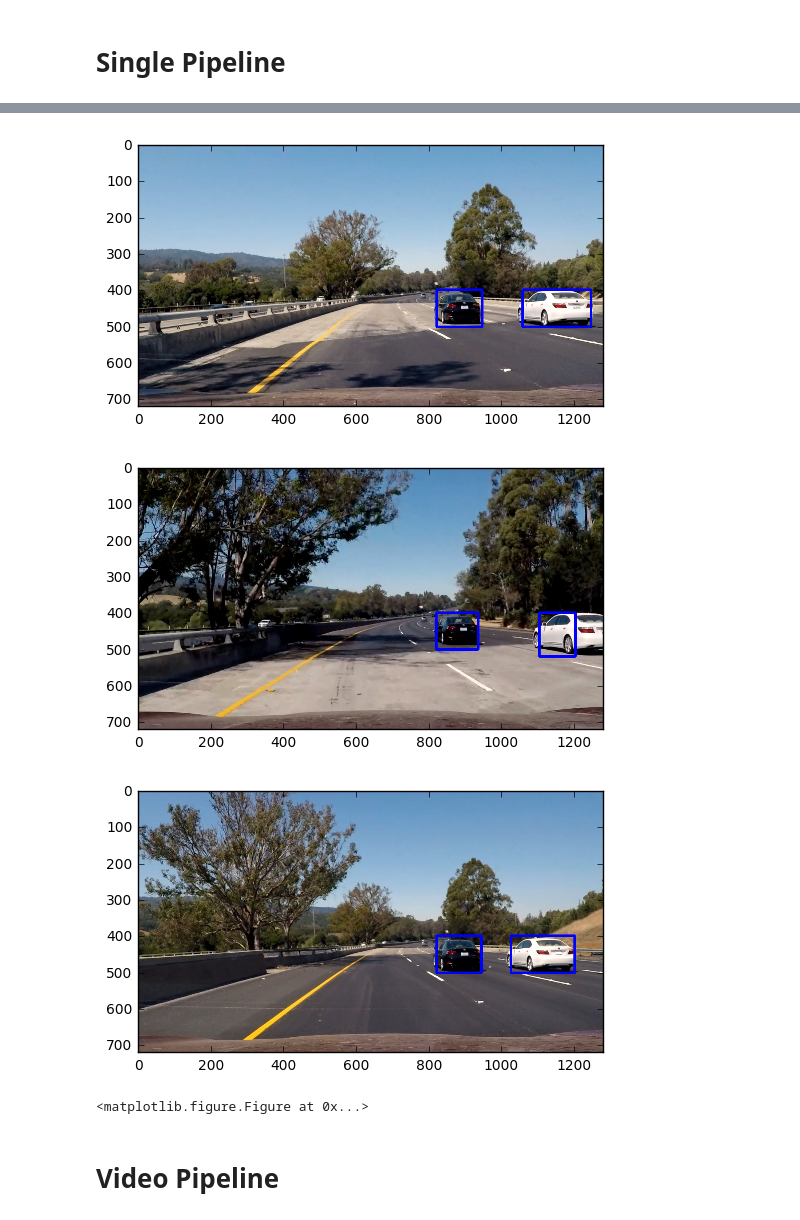
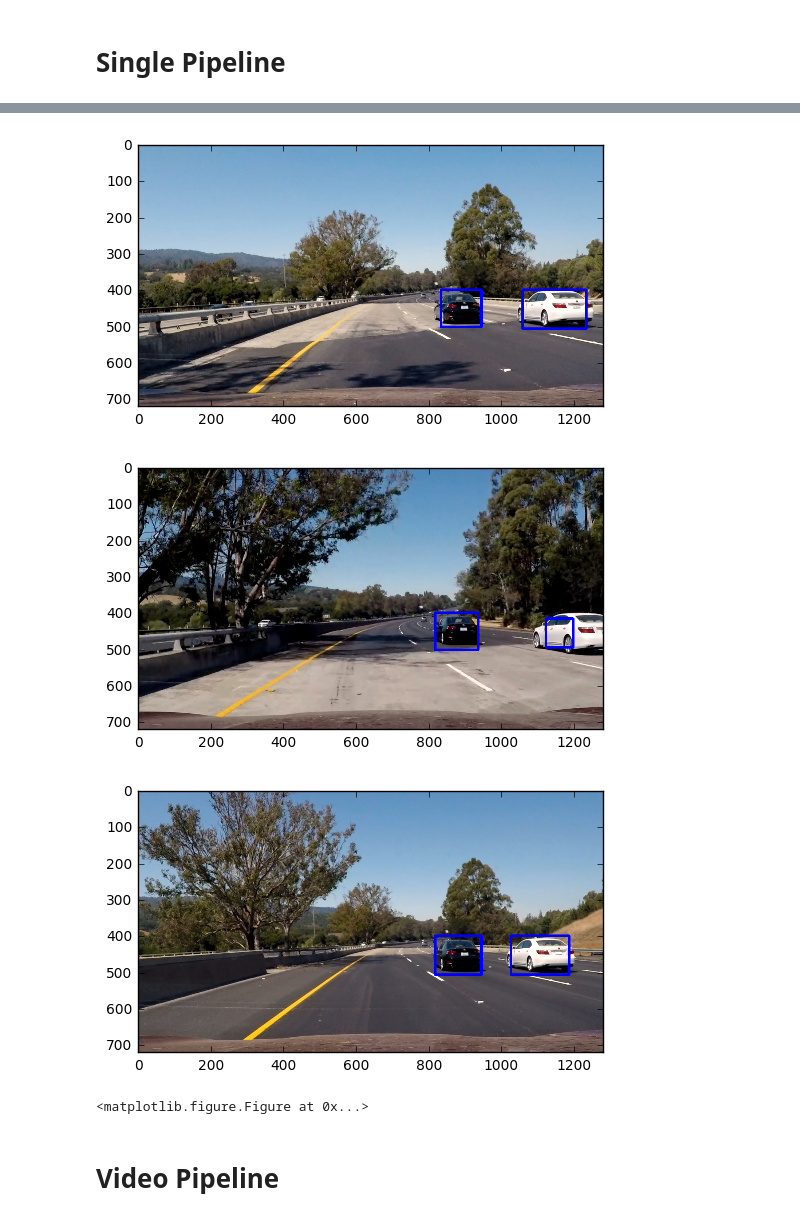
Before and after one commit to wolfapple/CarND-Vehicle-Detection, a Jupyter notebook: P5.ipynb, the cells around one changed output, grey strips where cells are left out. Drawn from its saved outputs; the diff is of its cells as text; code cells hidden in the pictures.

```diff
--- a/P5.ipynb
+++ b/P5.ipynb
@@ -478,7 +478,7 @@ ystart = 400
 ystop = 656
 scale = 1.5
 
-test_image = mpimg.imread('test_images/test1.jpg')
+test_image = mpimg.imread('test_images/test5.jpg')
 box_list = find_cars(test_image, ystart, ystop, scale, svc, X_scaler, color_space, orient, pix_per_cell, cell_per_block, hog_channel, spatial_size, hist_bins, hist_range)
 window_image = draw_boxes(test_image, box_list)
 plt.imshow(window_image)
@@ -488,7 +488,7 @@ mpimg.imsave('output_images/window_search.png', window_image)
 # %% [markdown]
 # Multiple Detections
 # %%
-scales = [1., 1.3, 1.6, 1.9]
+scales = [1., 1.5, 2.]
 box_list = []
 for scale in scales:
     box_list += find_cars(test_image, ystart, ystop, scale, svc, X_scaler, color_space, orient, pix_per_cell, cell_per_block, hog_channel, spatial_size, hist_bins, hist_range)
@@ -559,7 +559,7 @@ mpimg.imsave('output_images/final_box.png', final_box)
 # Single Pipeline
 # %%
 def pipeline(img):
-    scales = [1., 1.3, 1.6, 1.9]
+    scales = [1., 1.3, 1.7, 2.0]
     box_list = []
     for scale in scales:
         box_list += find_cars(img, ystart, ystop, scale, svc, X_scaler, color_space, orient, pix_per_cell, cell_per_block, hog_channel, spatial_size, hist_bins, hist_range)
@@ -582,6 +582,6 @@ for file in test_images:
-[figure, old version]
+[figure, new version]
-[figure, old version]
+[figure, new version]
-[figure, old version]
+[figure, new version]
 <matplotlib.figure.Figure at 0x...>
 # %% [markdown]
 # Video Pipeline
```
Also changed, not shown: parts of 6 cells of this notebook, 9 other files.
